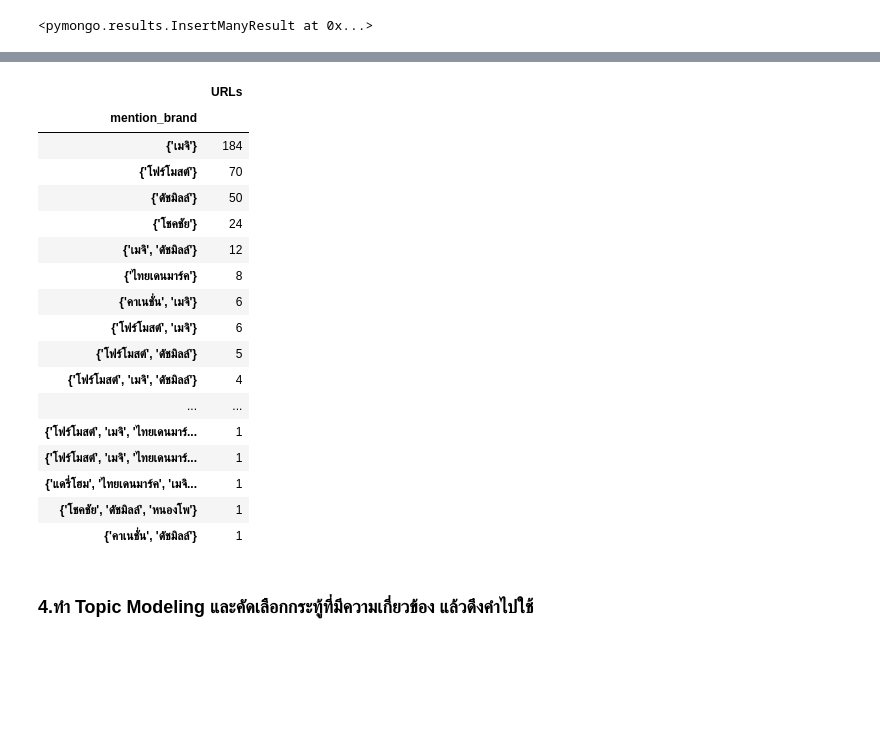
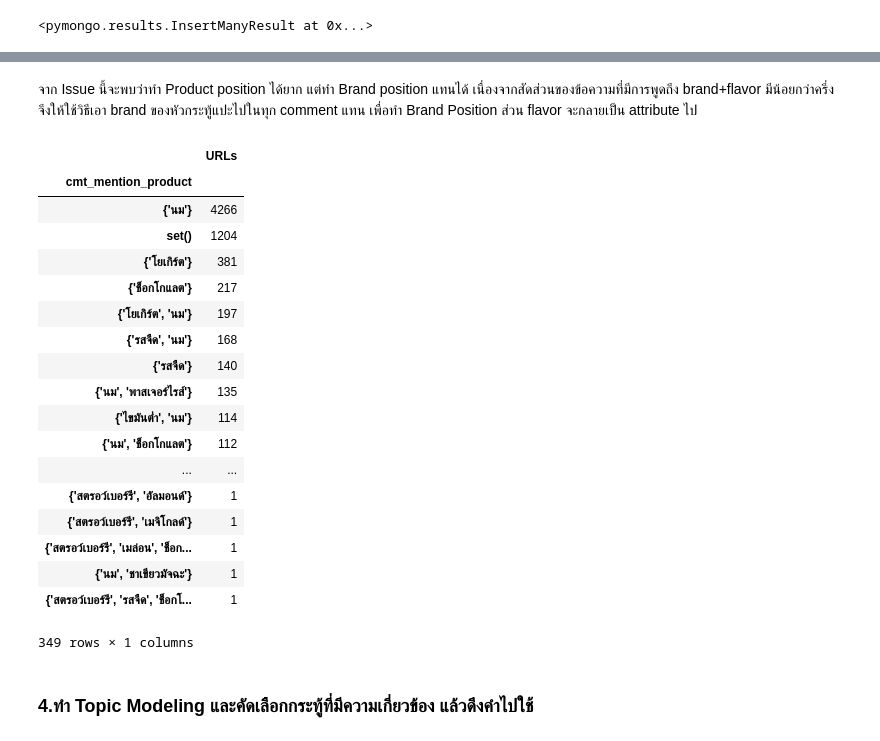
Before and after one commit to pacharapol4066/Product-Position-SNA, a Jupyter notebook: EDA_Token_CoocMat_MongoDB_FineTune1.ipynb, the cells around one changed output, grey strips where cells are left out. Drawn from its saved outputs; the diff is of its cells as text; code cells hidden in the pictures; blank space fills up the shorter version.

```diff
--- a/EDA_Token_CoocMat_MongoDB_FineTune1.ipynb
+++ b/EDA_Token_CoocMat_MongoDB_FineTune1.ipynb
@@ -492,0 +505,8 @@ print('จำนวนกระทู้ที่มีการพูดถึ
+# %%
+df_c_urls_milk = df_cmt_process[(df_cmt_process.cmt_mention_brand.str.len() != 0) | (df_cmt_process.cmt_mention_product.str.len() != 0)]
+df_c_urls_milk['cmt_mention_brand'] = df_c_urls_milk['cmt_mention_brand'].apply(lambda x: repr(set(x)))
+df_c_urls_milk['cmt_mention_product'] = df_c_urls_milk['cmt_mention_product'].apply(lambda x: repr(set(x)))
+# %%
+df_view2 = df_c_urls_milk[['URLs','cmt_mention_product']]
+df_view2.column = ['URLs','cmt_mention_product']
+df_view_count2 = df_view2.groupby('cmt_mention_product').count()
@@ -493,21 +533,25 @@ print('จำนวนกระทู้ที่มีการพูดถึ
+# %% [markdown]
+จาก Issue นี้จะพบว่าทำ Product position ได้ยาก แต่ทำ Brand position แทนได้ เนื่องจากสัดส่วนของข้อความที่มีการพูดถึง brand+flavor
+มีน้อยกว่าครึ่ง จึงให้ใช้วิธีเอา brand ของหัวกระทู้แปะไปในทุก comment แทน เพื่อทำ Brand Position ส่วน flavor จะกลายเป็น attribute ไป
 # %%
-df_view_count.sort_values(by='URLs',ascending=False)
+df_view_count2.sort_values(by='URLs',ascending=False)
 # %% [output]
 |  | URLs |
-| mention_brand |  |
-| {'เมจิ'} | 184 |
-| {'โฟร์โมสต์'} | 70 |
-| {'ดัชมิลล์'} | 50 |
-| {'โชคชัย'} | 24 |
-| {'เมจิ', 'ดัชมิลล์'} | 12 |
-| {'ไทยเดนมาร์ค'} | 8 |
-| {'คาเนชั่น', 'เมจิ'} | 6 |
-| {'โฟร์โมสต์', 'เมจิ'} | 6 |
-| {'โฟร์โมสต์', 'ดัชมิลล์'} | 5 |
-| {'โฟร์โมสต์', 'เมจิ', 'ดัชมิลล์'} | 4 |
+| cmt_mention_product |  |
+| {'นม'} | 4266 |
+| set() | 1204 |
+| {'โยเกิร์ต'} | 381 |
+| {'ช็อกโกแลต'} | 217 |
+| {'โยเกิร์ต', 'นม'} | 197 |
+| {'รสจืด', 'นม'} | 168 |
+| {'รสจืด'} | 140 |
+| {'นม', 'พาสเจอร์ไรส์'} | 135 |
+| {'ไขมันต่ำ', 'นม'} | 114 |
+| {'นม', 'ช็อกโกแลต'} | 112 |
 | ... | ... |
-| {'โฟร์โมสต์', 'เมจิ', 'ไทยเดนมาร์... | 1 |
-| {'โฟร์โมสต์', 'เมจิ', 'ไทยเดนมาร์... | 1 |
-| {'แดรี่โฮม', 'ไทยเดนมาร์ค', 'เมจิ... | 1 |
-| {'โชคชัย', 'ดัชมิลล์', 'หนองโพ'} | 1 |
-| {'คาเนชั่น', 'ดัชมิลล์'} | 1 |
+| {'สตรอว์เบอร์รี', 'อัลมอนด์'} | 1 |
+| {'สตรอว์เบอร์รี', 'เมจิโกลด์'} | 1 |
+| {'สตรอว์เบอร์รี', 'เมล่อน', 'ช็อก... | 1 |
+| {'นม', 'ชาเขียวมัจฉะ'} | 1 |
+| {'สตรอว์เบอร์รี', 'รสจืด', 'ช็อกโ... | 1 |
+349 rows × 1 columns
```
Also changed, not shown: parts of 81 cells of this notebook, 3 other files.
